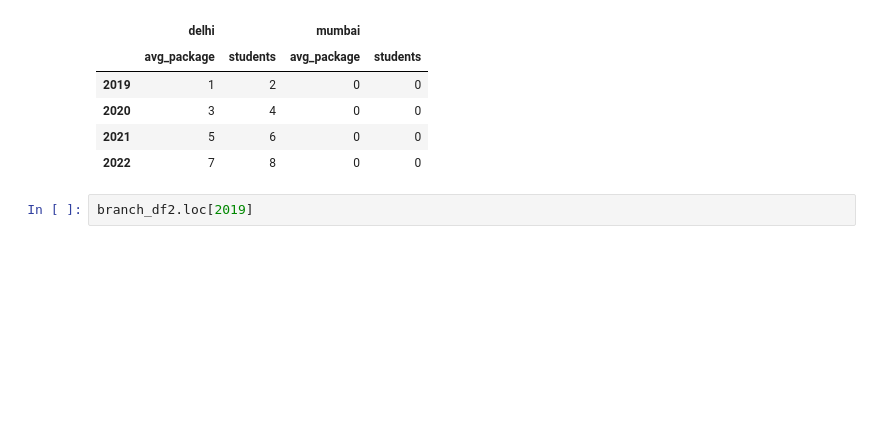
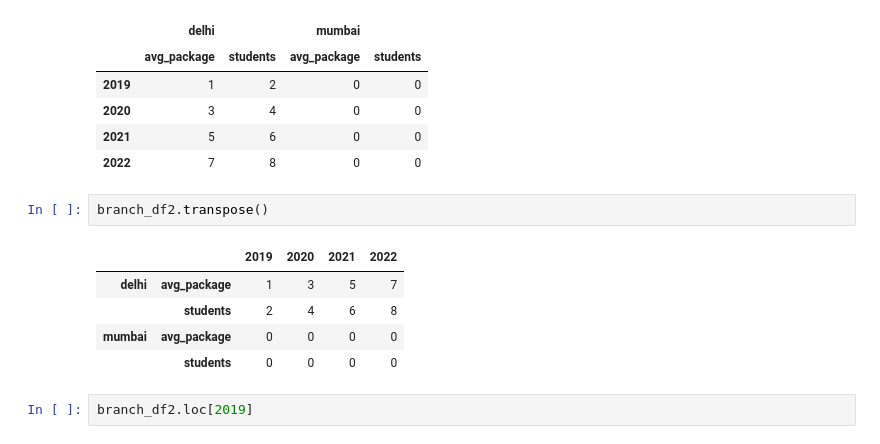
Before and after one commit to ndangol4873/ML_NOTE, a Jupyter notebook: Pandas/Multiindex_objects.ipynb, the cells around one changed output. Drawn from its saved outputs; the diff is of its cells as text; blank space fills up the shorter version.

```diff
--- a/Pandas/Multiindex_objects.ipynb
+++ b/Pandas/Multiindex_objects.ipynb
@@ -168,6 +223,14 @@ branch_df2
 | 2020 | 3 | 4 | 0 | 0 |
 | 2021 | 5 | 6 | 0 | 0 |
 | 2022 | 7 | 8 | 0 | 0 |
+# %%
+branch_df2.transpose()
+# %% [output]
+|  |  | 2019 | 2020 | 2021 | 2022 |
+| delhi | avg_package | 1 | 3 | 5 | 7 |
+|  | students | 2 | 4 | 6 | 8 |
+| mumbai | avg_package | 0 | 0 | 0 | 0 |
+|  | students | 0 | 0 | 0 | 0 |
 # %%
 branch_df2.loc[2019]
 # %% [output]
```
Also changed, not shown: parts of 66 cells of this notebook, 1 other file.
